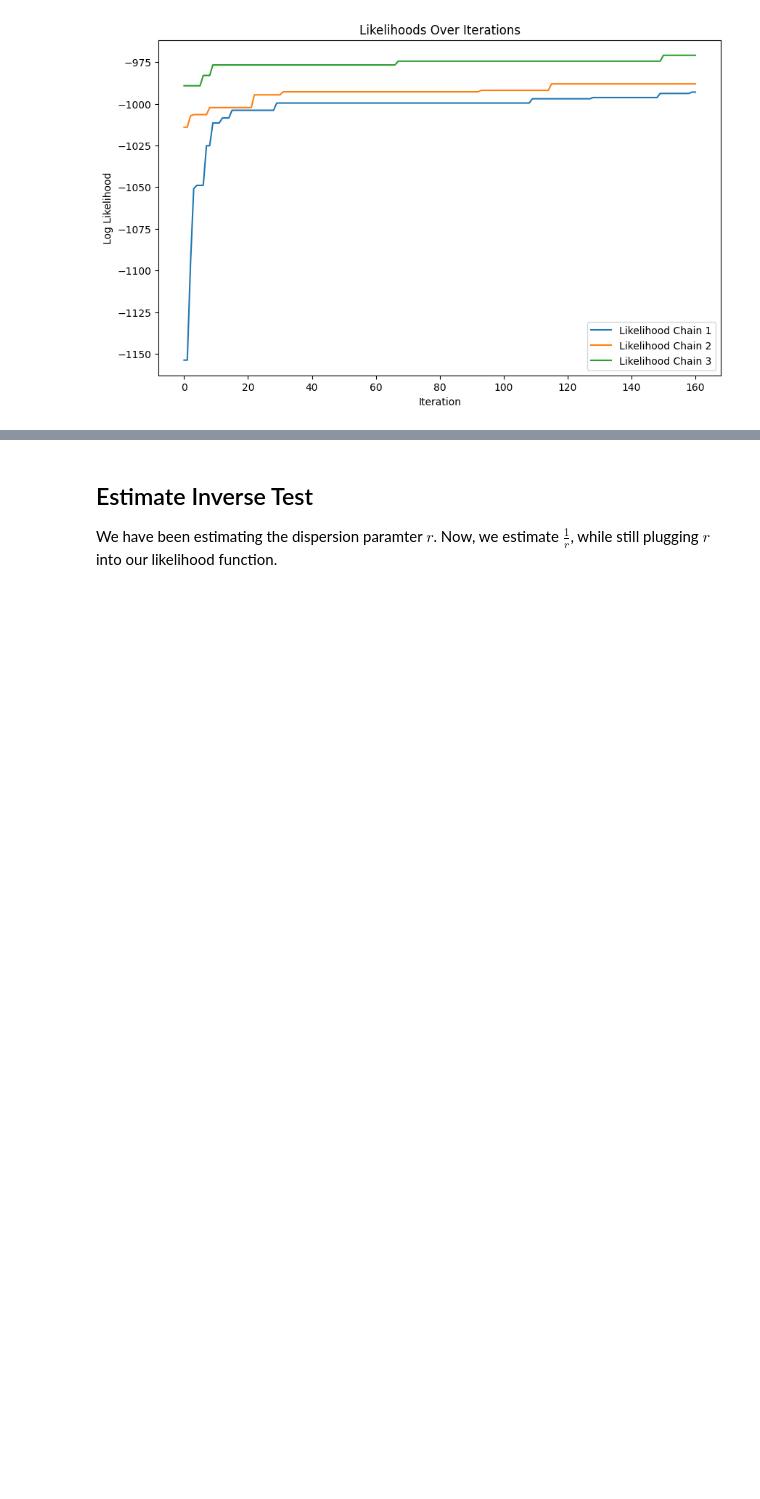
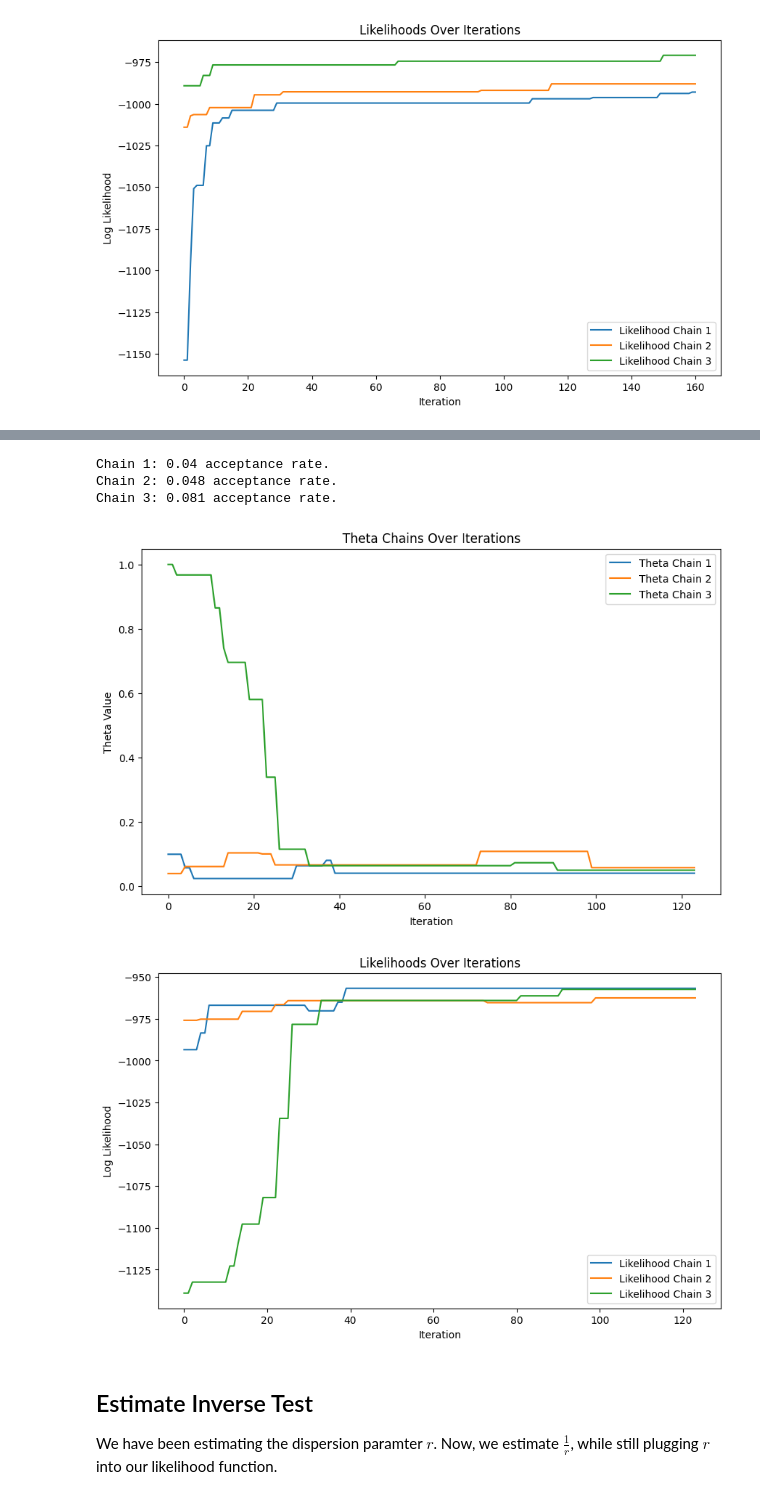
Before and after one commit to atiumcache/pmcmc_forecast, a Jupyter notebook: juptyer_notebooks/20240915_dispersion_tests.ipynb, the cells around one changed output, grey strips where cells are left out. Cells and saved outputs as stored; diff of their text form; code cells hidden in the pictures; blank space fills up the shorter version.

```diff
--- a/juptyer_notebooks/20240915_dispersion_tests.ipynb
+++ b/juptyer_notebooks/20240915_dispersion_tests.ipynb
@@ -43,3 +59,16 @@ Chain 3: 0.025 acceptance rate.
+# %%
+from os import path
+from src import paths
+from src.plotting import plot_mcmc_overview
+
+file_path = path.join(paths.OUTPUT_DIR, "pmcmc_runs/04", "2024-04-27_inverse_test.json")
+plot_mcmc_overview(file_path)
+# %% [output]
+Chain 1: 0.04 acceptance rate.
+Chain 2: 0.048 acceptance rate.
+Chain 3: 0.081 acceptance rate.
+[figure, added]
+[figure, added]
 # %% [markdown]
 ## Estimate Inverse Test
 We have been estimating the dispersion paramter $r$. Now, we estimate $\frac{1}{r}$, while still plugging $r$ into our likelihood function.
```
Also changed, not shown: parts of 2 cells of this notebook, 7 other files.
